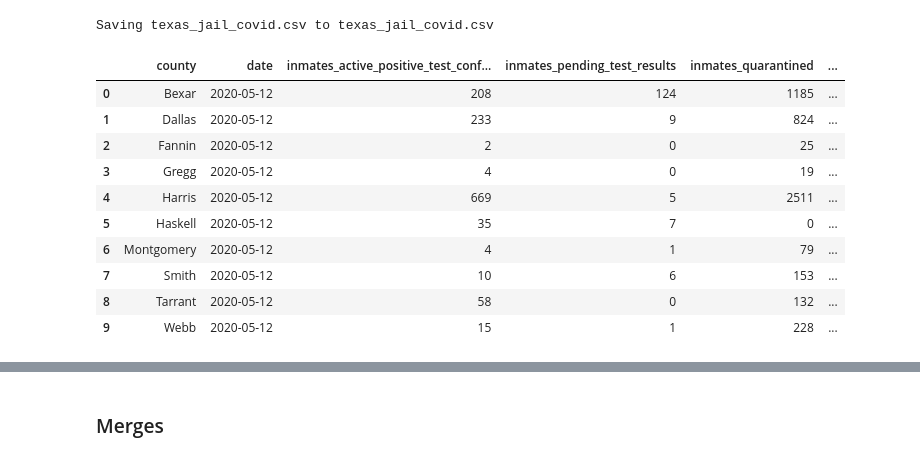
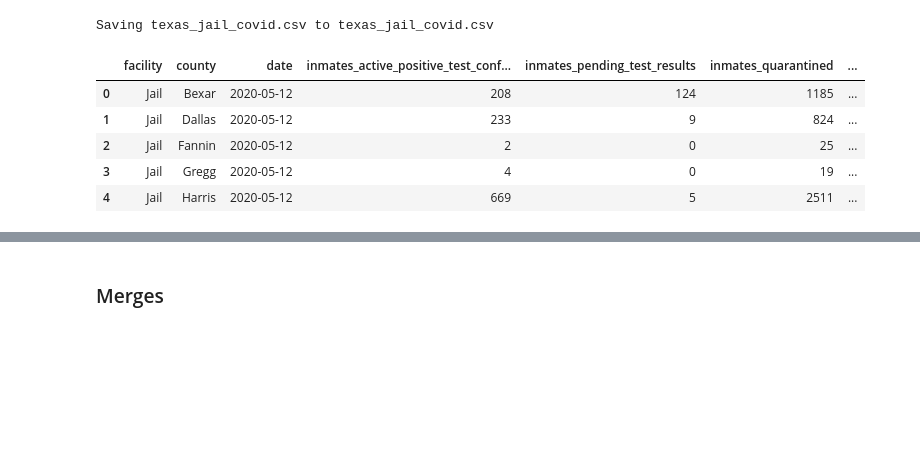
Before and after one commit to bhawna759/MIT_COVID-19_Datathon, a Jupyter notebook: County_level_Texas_California.ipynb, the cells around one changed output, grey strips where cells are left out. Saved outputs shown, nothing was run; the diff lists cells and outputs as text; code cells hidden in the pictures; blank space fills up the shorter version.

```diff
--- a/County_level_Texas_California.ipynb
+++ b/County_level_Texas_California.ipynb
@@ -536,17 +668,14 @@ uploaded = files.upload()
 Saving texas_jail_covid.csv to texas_jail_covid.csv
 # %%
 texas_jail_covid = pd.read_csv('texas_jail_covid.csv')
+# %%
+texas_jail_covid.insert(0, 'facility', 'Jail')
 # %%
-texas_jail_covid
+texas_jail_covid.head()
 # %% [output]
-|  | county | date | inmates_active_positive_test_conf... | inmates_pending_test_results | inmates_quarantined | ... |
-| 0 | Bexar | 2020-05-12 | 208 | 124 | 1185 | ... |
-| 1 | Dallas | 2020-05-12 | 233 | 9 | 824 | ... |
-| 2 | Fannin | 2020-05-12 | 2 | 0 | 25 | ... |
-| 3 | Gregg | 2020-05-12 | 4 | 0 | 19 | ... |
-| 4 | Harris | 2020-05-12 | 669 | 5 | 2511 | ... |
-| 5 | Haskell | 2020-05-12 | 35 | 7 | 0 | ... |
-| 6 | Montgomery | 2020-05-12 | 4 | 1 | 79 | ... |
-| 7 | Smith | 2020-05-12 | 10 | 6 | 153 | ... |
-| 8 | Tarrant | 2020-05-12 | 58 | 0 | 132 | ... |
-| 9 | Webb | 2020-05-12 | 15 | 1 | 228 | ... |
+|  | facility | county | date | inmates_active_positive_test_conf... | inmates_pending_test_results | inmates_quarantined | ... |
+| 0 | Jail | Bexar | 2020-05-12 | 208 | 124 | 1185 | ... |
+| 1 | Jail | Dallas | 2020-05-12 | 233 | 9 | 824 | ... |
+| 2 | Jail | Fannin | 2020-05-12 | 2 | 0 | 25 | ... |
+| 3 | Jail | Gregg | 2020-05-12 | 4 | 0 | 19 | ... |
+| 4 | Jail | Harris | 2020-05-12 | 669 | 5 | 2511 | ... |
```
Also changed, not shown: parts of 27 cells of this notebook.
